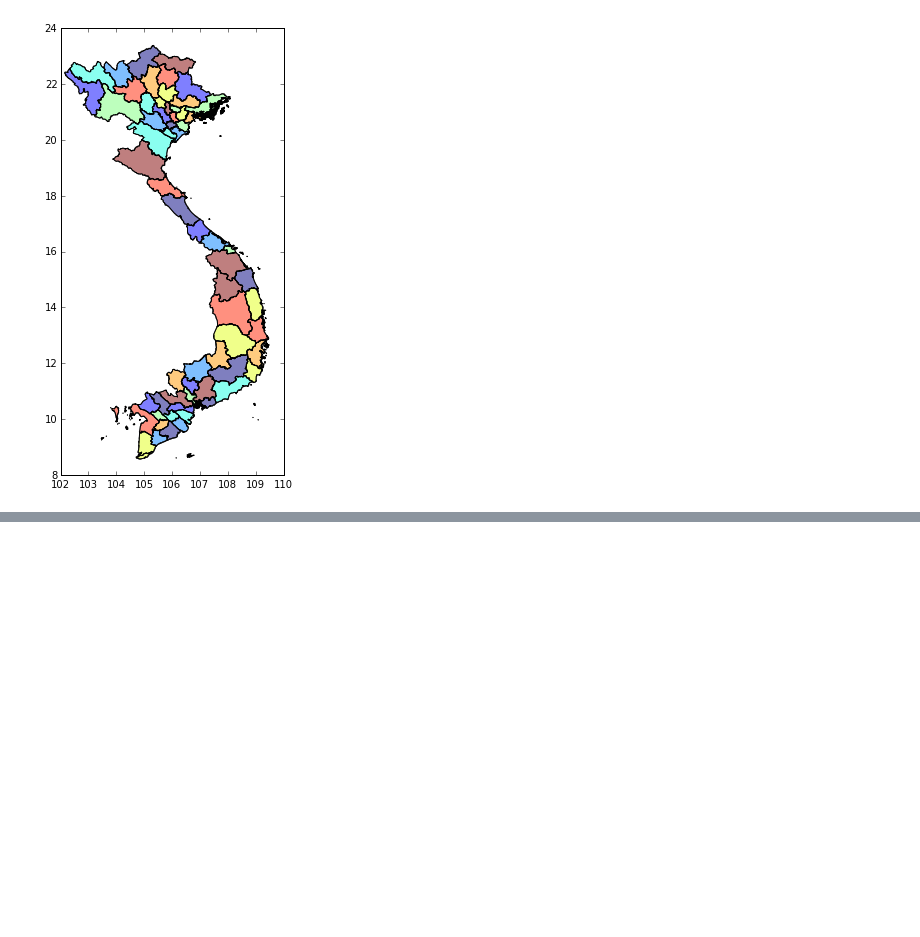
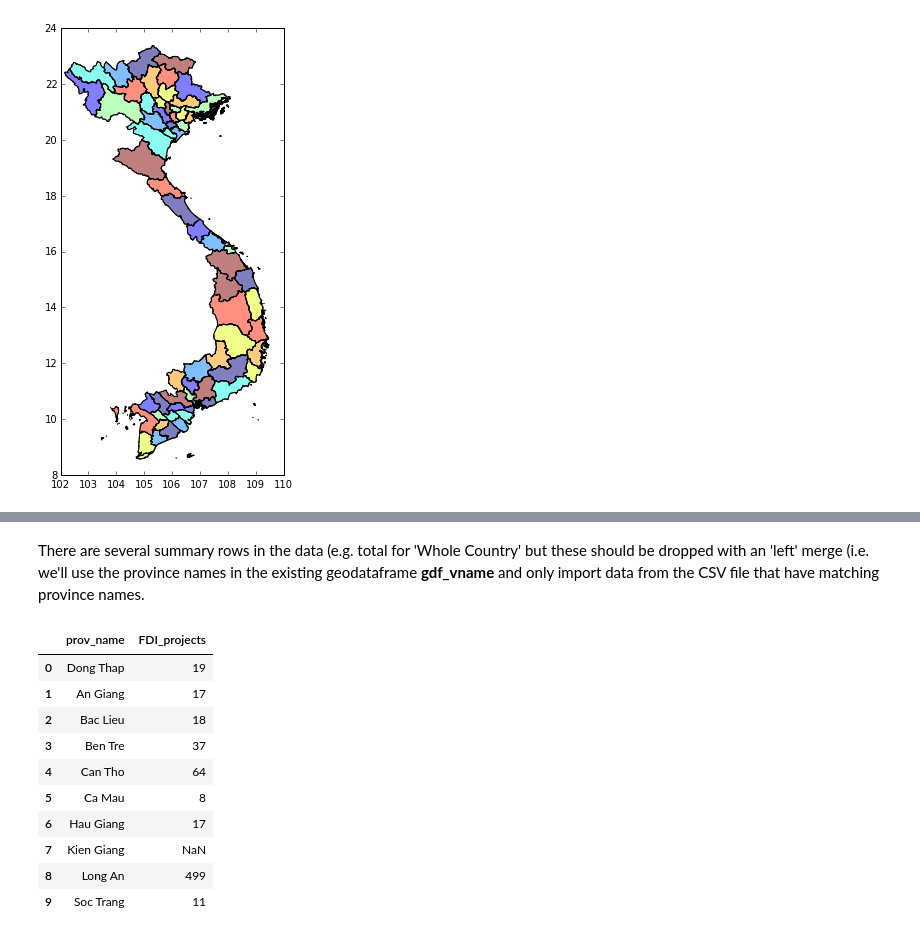
Before and after one commit to jhconning/GeoPanLearn, a Jupyter notebook: Vietnam/VietnamMap.ipynb, the cells around one changed output, grey strips where cells are left out. Saved outputs shown, nothing was run; the diff lists cells and outputs as text; code cells hidden in the pictures; blank space fills up the shorter version.

```diff
--- a/Vietnam/VietnamMap.ipynb
+++ b/Vietnam/VietnamMap.ipynb
@@ -65,0 +71,2 @@ Name: VARNAME_2, dtype: object
+# %% [markdown]
+There are several summary rows in the data (e.g. total for 'Whole Country' but these should be dropped with an 'left' merge (i.e. we'll use the province names in the existing geodataframe **gdf_vname** and only import data from the CSV file that have matching province names.
@@ -65,0 +75,14 @@ Name: VARNAME_2, dtype: object
+# %%
+gdf_new[['prov_name','FDI_projects']].head(10)
+# %% [output]
+|  | prov_name | FDI_projects |
+| 0 | Dong Thap | 19 |
+| 1 | An Giang | 17 |
+| 2 | Bac Lieu | 18 |
+| 3 | Ben Tre | 37 |
+| 4 | Can Tho | 64 |
+| 5 | Ca Mau | 8 |
+| 6 | Hau Giang | 17 |
+| 7 | Kien Giang | NaN |
+| 8 | Long An | 499 |
+| 9 | Soc Trang | 11 |
```
Also changed, not shown: parts of 20 cells of this notebook, 1 other file.
